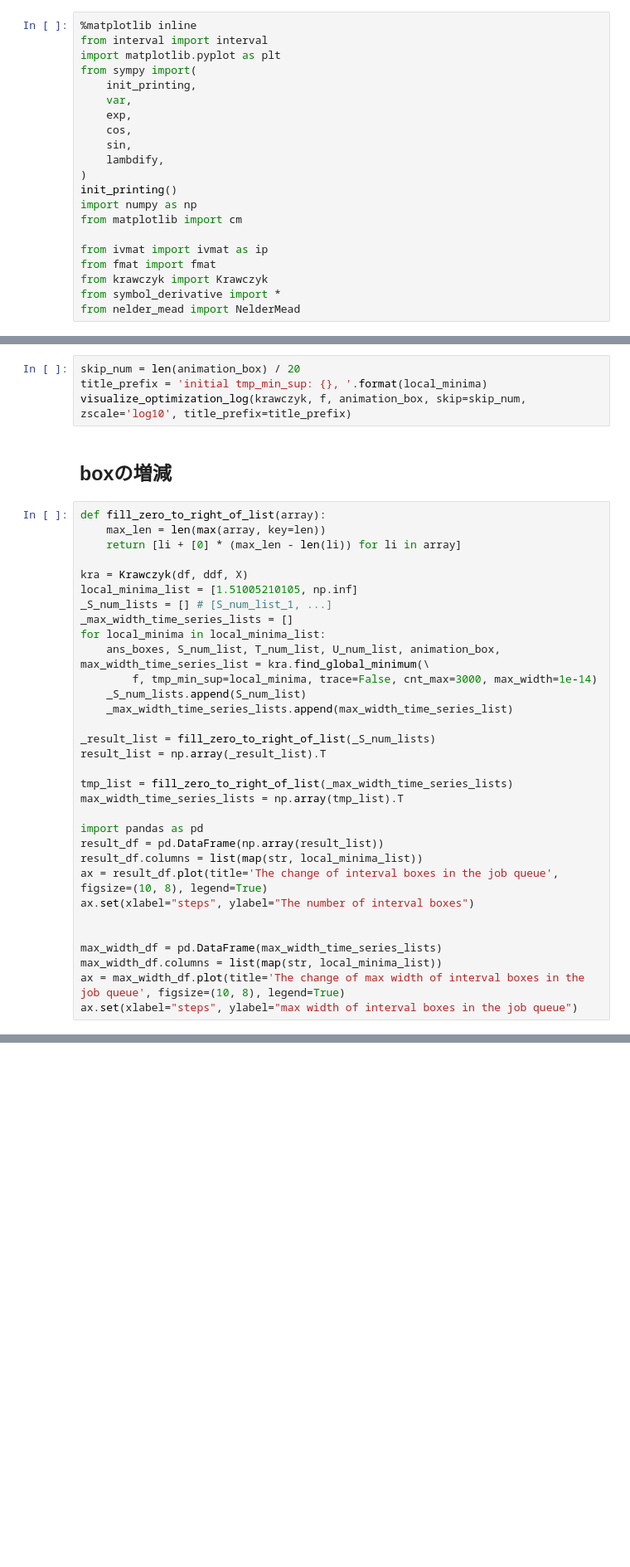
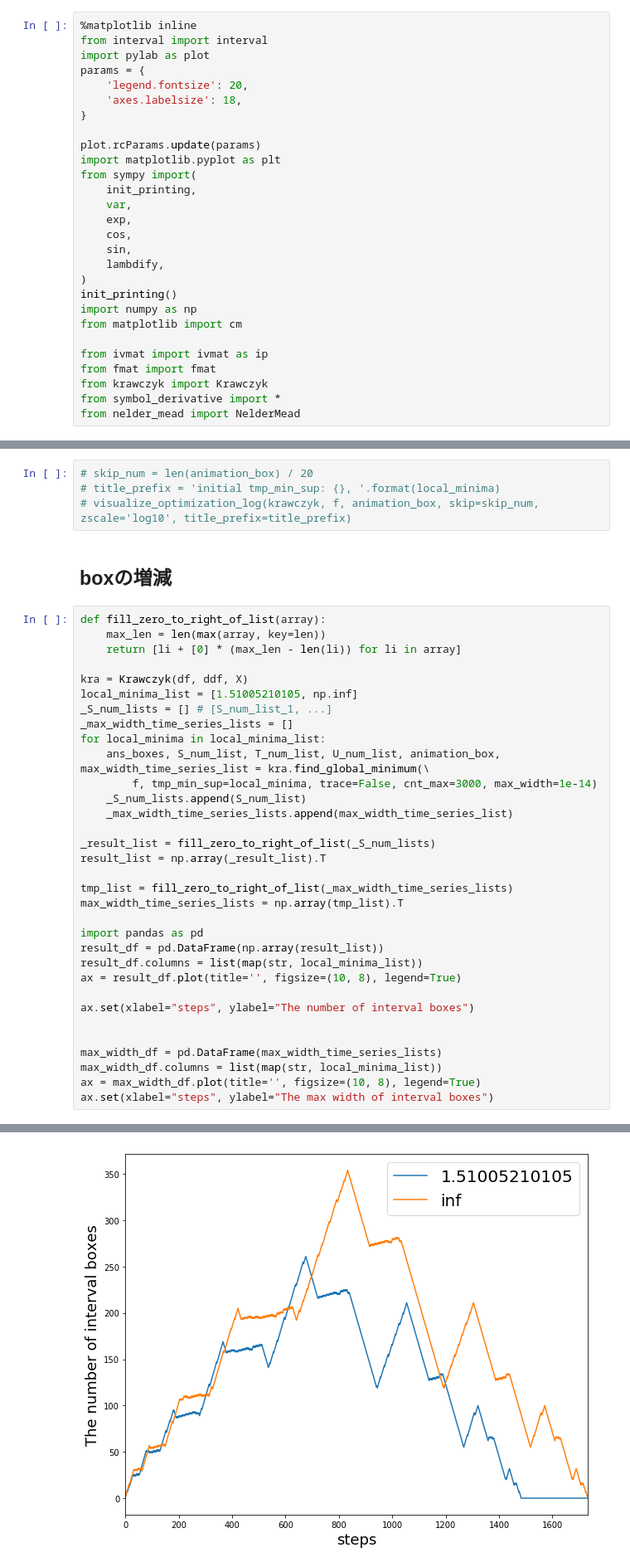
Before and after one commit to tkda-h3/interval-newton-method, a Jupyter notebook: bioでglobal optima.ipynb, the cells around one changed output, grey strips where cells are left out. Shown at 83% size. Saved outputs shown, nothing was run; the diff lists cells and outputs as text; blank space fills up the shorter version.

```diff
--- a/bioでglobal optima.ipynb
+++ b/bioでglobal optima.ipynb
@@ -1,6 +1,13 @@
 # %%
 %matplotlib inline
 from interval import interval
+import pylab as plot
+params = {
+    'legend.fontsize': 20,
+    'axes.labelsize': 18,
+}
+
+plot.rcParams.update(params)
 import matplotlib.pyplot as plt
 from sympy import(
     init_printing,
@@ -118,7 +149,7 @@ krawczyk = Krawczyk(df, ddf, X)
 # %%
-skip_num = len(animation_box) / 20
-title_prefix = 'initial tmp_min_sup: {}, '.format(local_minima)
-visualize_optimization_log(krawczyk, f, animation_box, skip=skip_num, zscale='log10', title_prefix=title_prefix)
+# skip_num = len(animation_box) / 20
+# title_prefix = 'initial tmp_min_sup: {}, '.format(local_minima)
+# visualize_optimization_log(krawczyk, f, animation_box, skip=skip_num, zscale='log10', title_prefix=title_prefix)
 # %% [markdown]
 ## boxの増減
 # %%
@@ -145,11 +176,13 @@ max_width_time_series_lists = np.array(tmp_list).T
 import pandas as pd
 result_df = pd.DataFrame(np.array(result_list))
 result_df.columns = list(map(str, local_minima_list))
-ax = result_df.plot(title='The change of interval boxes in the job queue', figsize=(10, 8), legend=True)
+ax = result_df.plot(title='', figsize=(10, 8), legend=True)
+
 ax.set(xlabel="steps", ylabel="The number of interval boxes")
 
 
 max_width_df = pd.DataFrame(max_width_time_series_lists)
 max_width_df.columns = list(map(str, local_minima_list))
-ax = max_width_df.plot(title='The change of max width of interval boxes in the job queue', figsize=(10, 8), legend=True)
-ax.set(xlabel="steps", ylabel="max width of interval boxes in the job queue")
+ax = max_width_df.plot(title='', figsize=(10, 8), legend=True)
+ax.set(xlabel="steps", ylabel="The max width of interval boxes")
+# %% [output]
@@ -155,0 +207 @@ ax.set(xlabel="steps", ylabel="max width of interval boxes in the job queue")
+[figure, added]
```
Also changed, not shown: parts of 4 cells of this notebook, 6 other files.
